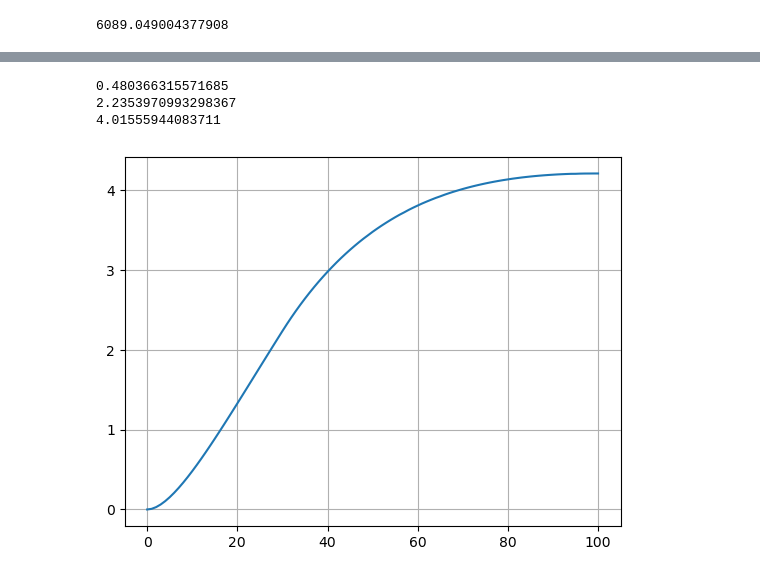
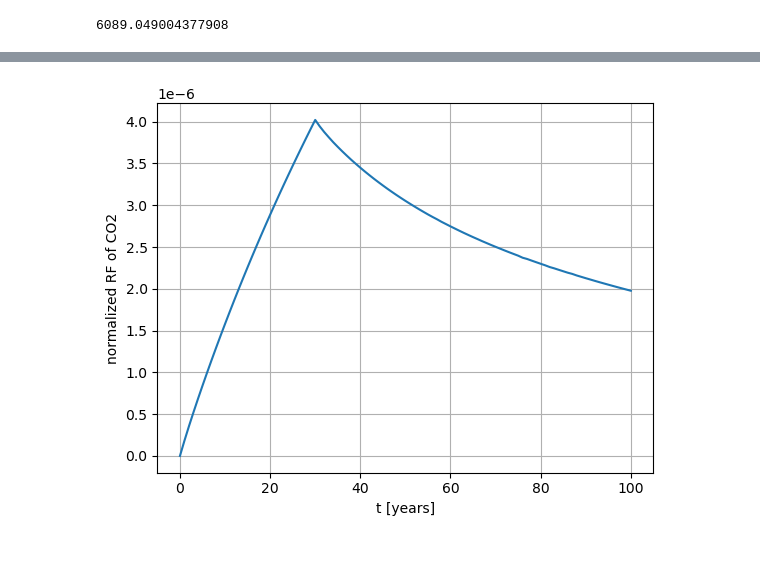
Before and after one commit to rmalpica/PhlyGreen, a Jupyter notebook: trunk/tutorial/ATR42_climTest.ipynb, the cells around one changed output, grey strips where cells are left out. Saved outputs shown, nothing was run; the diff lists cells and outputs as text; code cells hidden in the pictures.

```diff
--- a/trunk/tutorial/ATR42_climTest.ipynb
+++ b/trunk/tutorial/ATR42_climTest.ipynb
@@ -83,7 +84,7 @@ EnergyInput = {'Ef': 43.5*10**6,
                    'Eta Gas Turbine Model': 'PW127',
                    #'Eta Gas Turbine': 0.22,
                    'Eta Gearbox': 0.96,
-                   'Eta Propulsive Model': 'constant',
+                   'Eta Propulsive Model': 'PW127',
                    'Eta Propulsive': 0.75,
                    'Specific Power Powertrain': [3900,0]  # W/Kg
                    }
@@ -370,0 +383,13 @@ myaircraft.climateimpact.ATR()
+# %%
+# years = range(0, myaircraft.climateimpact.H+1, 2)  # tempo d'esecuzione: 3m 7s
+years = range(0, myaircraft.climateimpact.H+1, 3)  # tempo d'esecuzione: 1m 54s
+# years = range(0, myaircraft.climateimpact.H+1, 4)  # tempo d'esecuzione: 1m 56s
+DT = np.zeros(len(years))
+for i in range(len(years)):
+    DT[i] = myaircraft.climateimpact.DeltaT(years[i])
+
+plt.plot(years, DT)
+plt.grid(visible=True)
+plt.xlabel('t [years]')
+plt.ylabel('DeltaT [K]')
+plt.show()
@@ -371,18 +398,12 @@ myaircraft.climateimpact.ATR()
 # %%
-years = range(myaircraft.climateimpact.H+1)
-DT = np.zeros(len(years))
+rf_co2 = np.zeros(len(years))
 for i in range(len(years)):
-    DT[i] = myaircraft.climateimpact.DeltaT(years[i])
+    rf_co2[i] = myaircraft.climateimpact.rf_co2(years[i])
 
-print(myaircraft.climateimpact.DeltaT(10))
-print(myaircraft.climateimpact.DeltaT(30))
-print(myaircraft.climateimpact.DeltaT(70))
-
-plt.plot(years, DT)
+plt.plot(years, rf_co2)
 plt.grid(visible=True)
+plt.xlabel('t [years]')
+plt.ylabel('normalized RF of CO2')
 plt.show()
 # %% [output]
-0.480366315571685
-2.2353970993298367
-4.01555944083711
-[figure, old version]
+[figure, new version]
```
Also changed, not shown: parts of 18 cells of this notebook, 2 other files.
